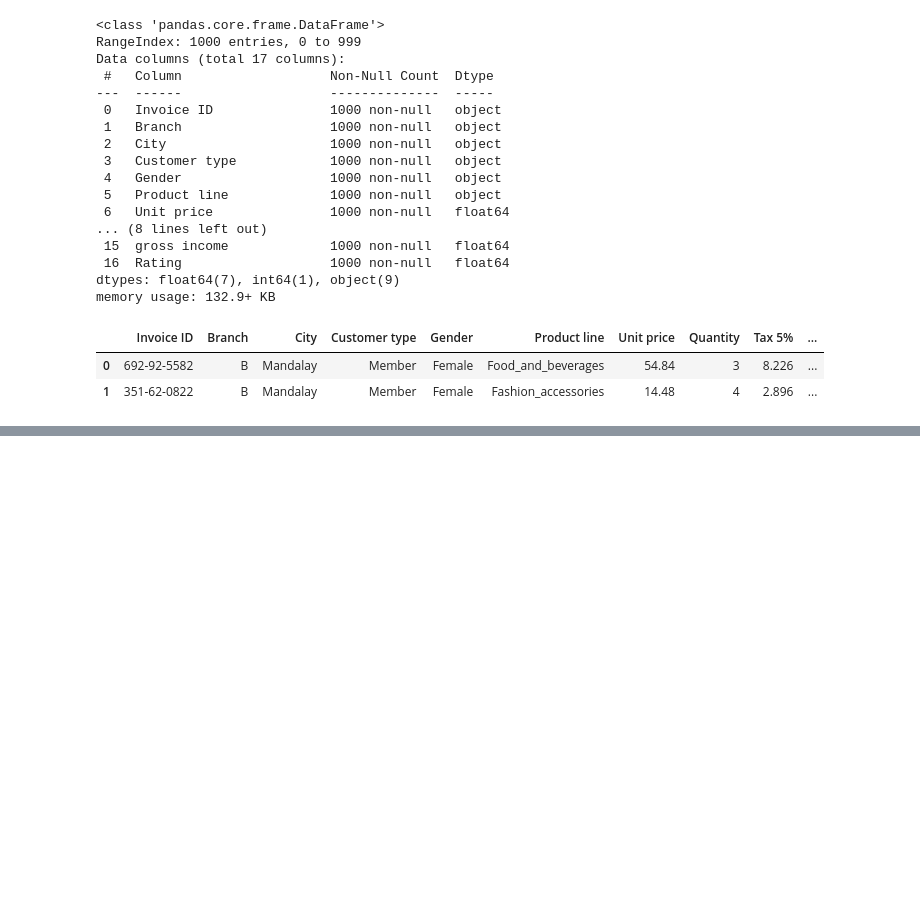
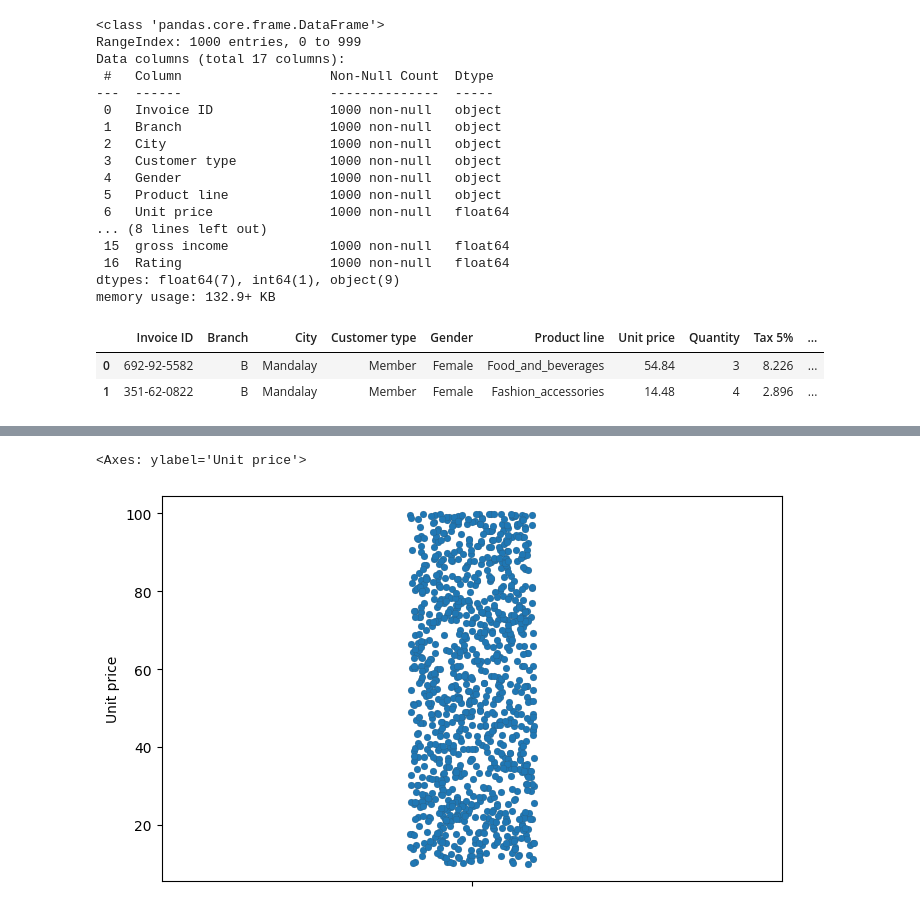
Before and after one commit to satishsinha/Python-Seaborn, a Jupyter notebook: Strip Plot.ipynb, the cells around one changed output, grey strips where cells are left out. Saved outputs shown, nothing was run; the diff lists cells and outputs as text; code cells hidden in the pictures; blank space fills up the shorter version.

```diff
--- a/Strip Plot.ipynb
+++ b/Strip Plot.ipynb
@@ -36,0 +58,7 @@ data.head(2)
+# %%
+## Draw line around the point using 'LINEWIDTH'
+plt.figure(figsize=(8, 5))
+sns.stripplot(y='Unit price',data=data, linewidth=0.1)
+# %% [output]
+<Axes: ylabel='Unit price'>
+[figure, added]
```
Also changed, not shown: parts of 9 cells of this notebook, 1 other file.
